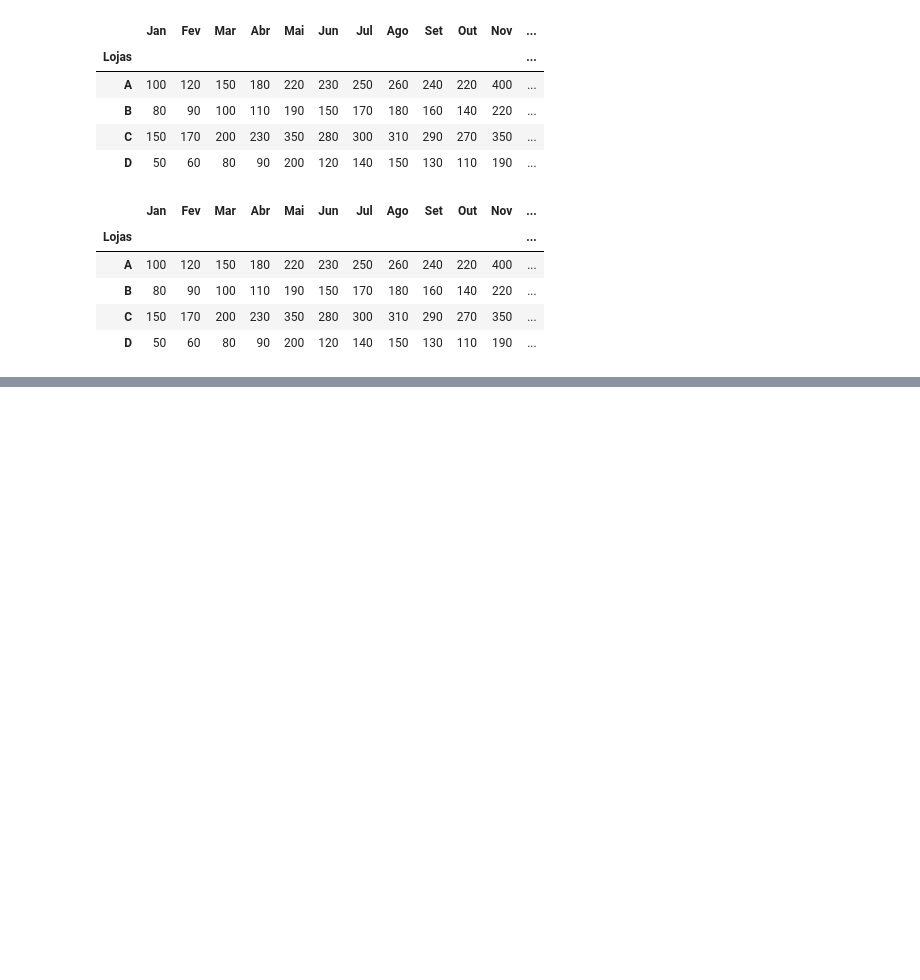
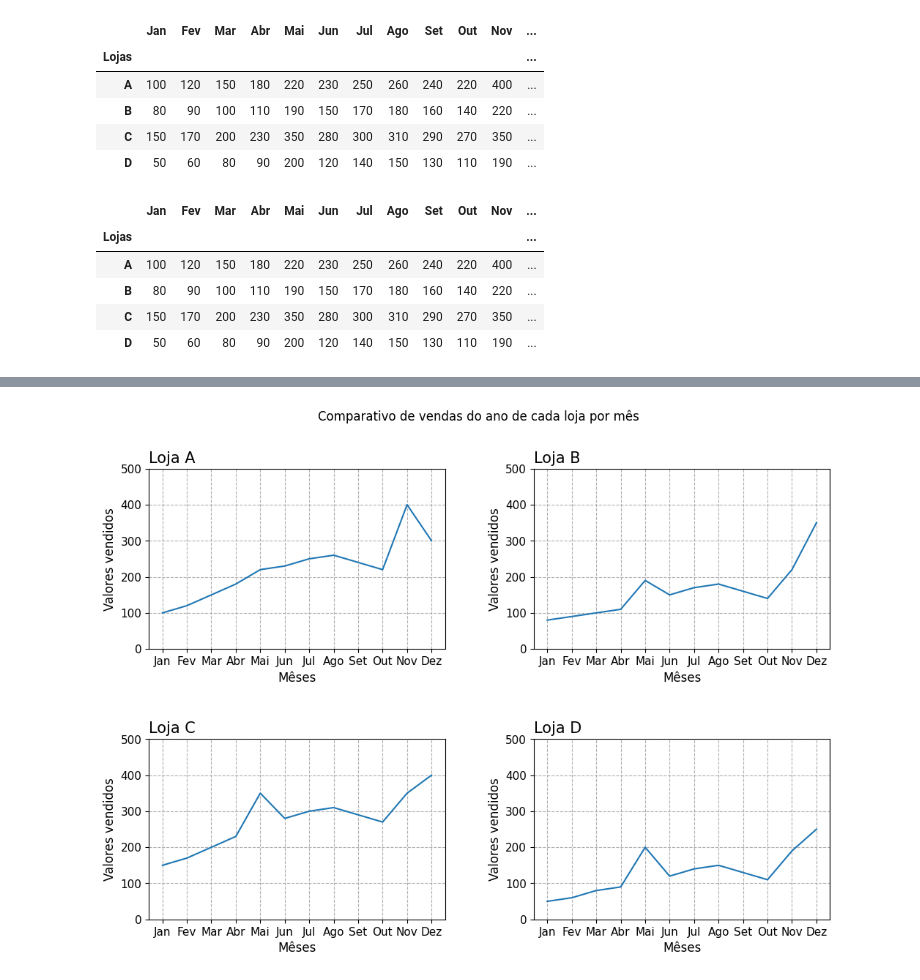
Before and after one commit to Marlon-Santiago/Exerciciios, a Jupyter notebook: Analisando_vendas.ipynb, the cells around one changed output, grey strips where cells are left out. Drawn from its saved outputs; the diff is of its cells as text; code cells hidden in the pictures; blank space fills up the shorter version.

```diff
--- a/Analisando_vendas.ipynb
+++ b/Analisando_vendas.ipynb
@@ -105,3 +105,6 @@ plt.show
 # %% [output]
 <function matplotlib.pyplot.show(close=None, block=None)>
 [figure]
+# %%
+meses = ['Jan', 'Fev', 'Mar', 'Abr', 'Mai', 'Jun', 'Jul', 'Ago', 'Set', 'Out', 'Nov', 'Dez']
+meses
@@ -107,0 +124,33 @@ plt.show
+# %%
+fig, axs = plt.subplots(2,2, figsize = (12,8))
+fig.subplots_adjust(hspace = 0.5, wspace = 0.3)
+fig.suptitle('Comparativo de vendas do ano de cada loja por mês')
+
+axs[0,0].plot(dados.loc['A', meses])
+axs[0,0].set_title('Loja A', fontsize = 15, loc = 'left')
+
+axs[0,1].plot(dados.loc['B', meses])
+axs[0,1].set_title('Loja B', fontsize = 15, loc = 'left')
+
+axs[1,0].plot(dados.loc['C', meses])
+axs[1,0].set_title('Loja C', fontsize = 15, loc = 'left')
+
+axs[1,1].plot(dados.loc['D', meses])
+axs[1,1].set_title('Loja D', fontsize = 15, loc = 'left')
+
+for ax in axs.flat:
+    ax.set_xlabel('Mêses', fontsize = 12)
+    ax.set_ylabel('Valores vendidos', fontsize = 12)
+    ax.xaxis.set_tick_params(labelsize = 11)
+    ax.yaxis.set_tick_params(labelsize = 11)
+    ax.grid(linestyle = '--')
+
+ymin = 0
+ymax = 500
+
+for ax in axs.ravel():
+    ax.set_ylim(ymin, ymax)
+
+plt.show()
+# %% [output]
+[figure, added]
```
Also changed, not shown: parts of 1 cell of this notebook.
